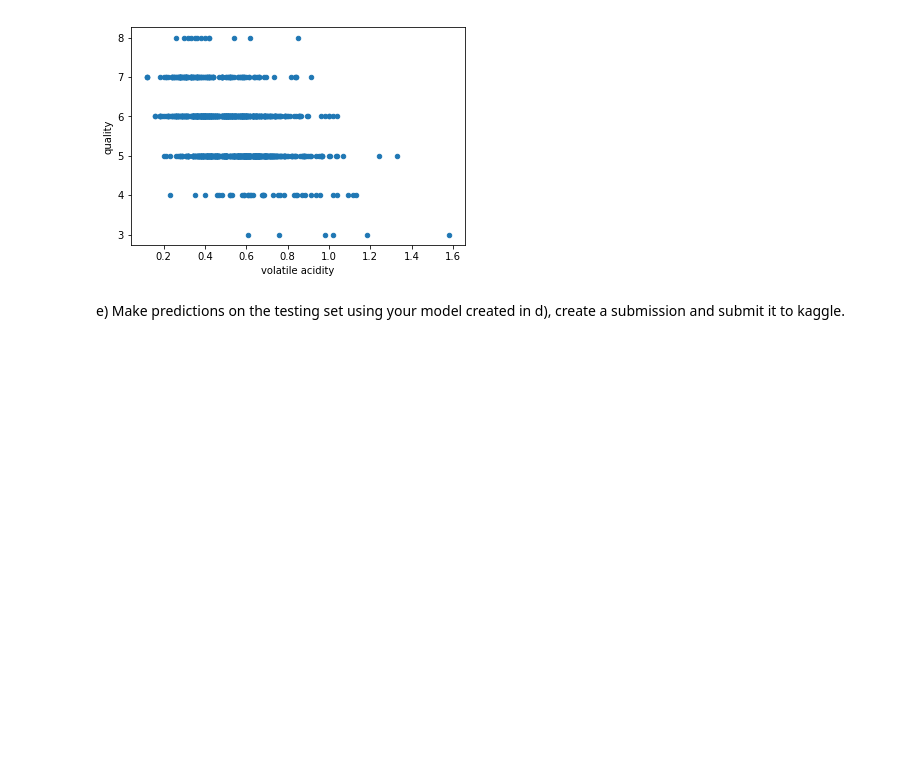
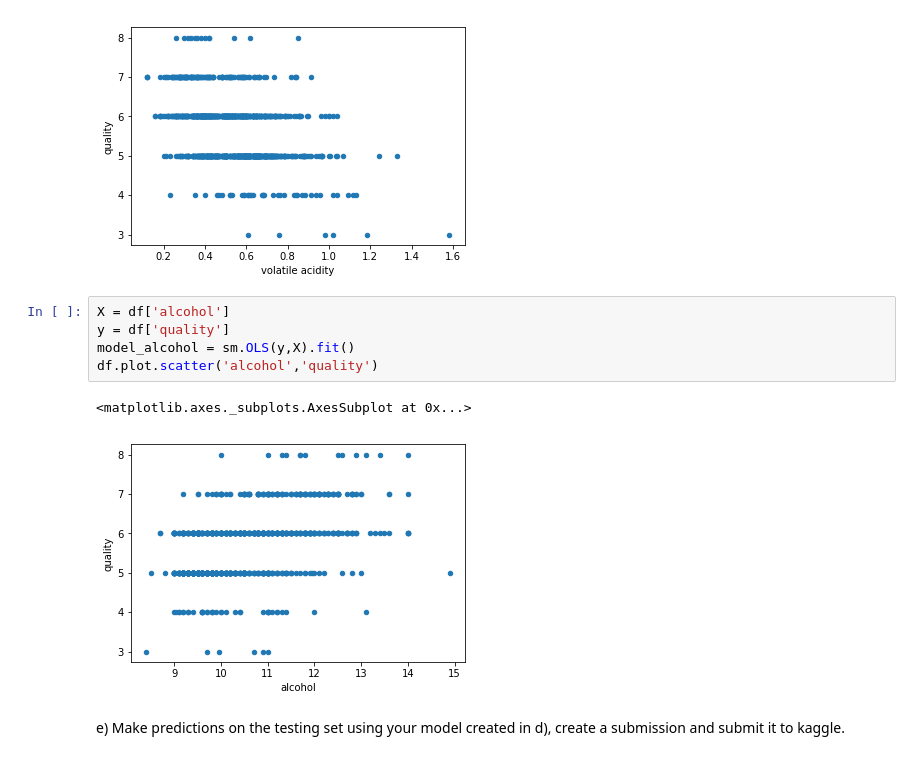
Before and after one commit to nayanika-g/simple-linear-regression, a Jupyter notebook: HW1_Spring2020.ipynb, the cells around one changed output. Drawn from its saved outputs; the diff is of its cells as text; blank space fills up the shorter version.

Commit message:
With alcohol model submission.

```diff
--- a/HW1_Spring2020.ipynb
+++ b/HW1_Spring2020.ipynb
@@ -352,6 +352,14 @@ df.plot.scatter('volatile acidity','quality')
 # %% [output]
 <matplotlib.axes._subplots.AxesSubplot at 0x...>
 [figure]
+# %%
+X = df['alcohol']
+y = df['quality']
+model_alcohol = sm.OLS(y,X).fit()
+df.plot.scatter('alcohol','quality')
+# %% [output]
+<matplotlib.axes._subplots.AxesSubplot at 0x...>
+[figure, added]
 # %% [markdown]
 e) Make predictions on the testing set using your model created in d), create a submission and submit it to kaggle.
 # %%
```
Also changed, not shown: parts of 8 cells of this notebook.
